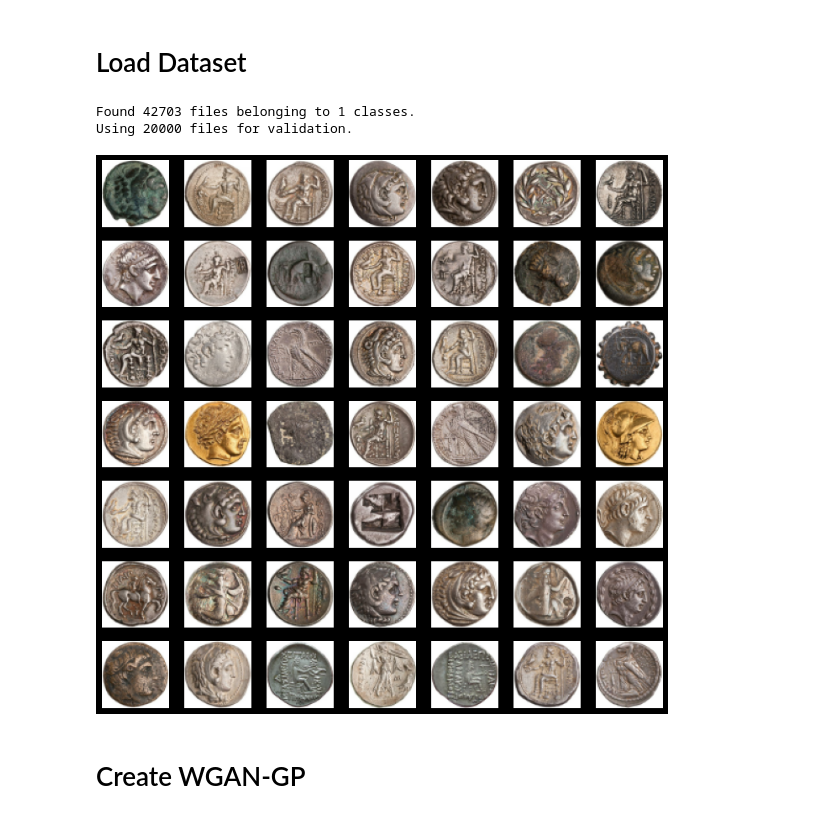
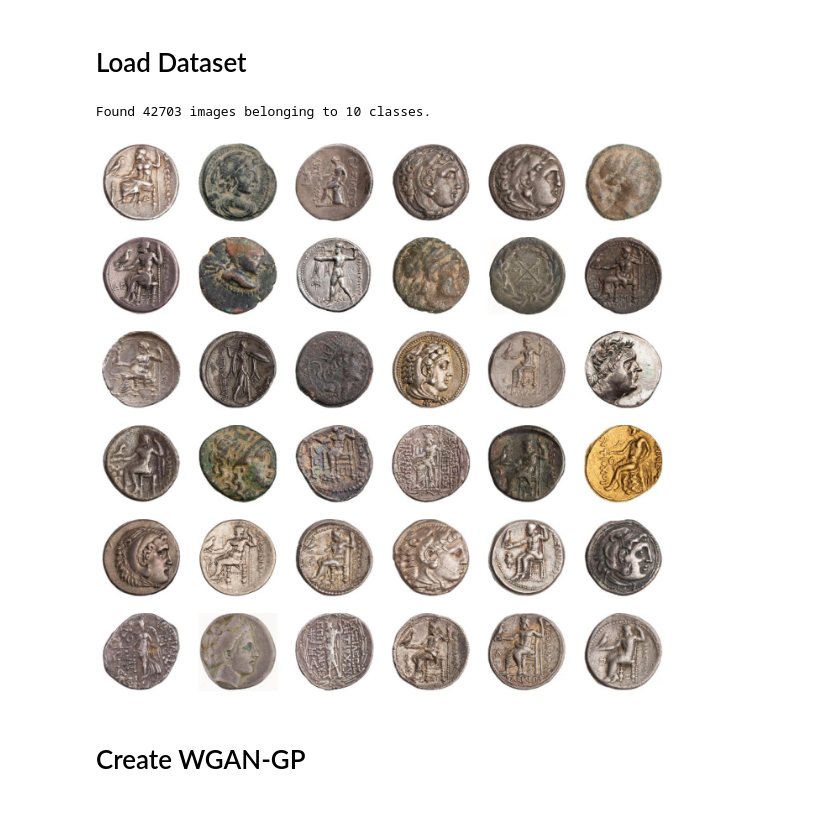
Before and after one commit to PScottZero/wgan-gp, a Jupyter notebook: wgan_gp.ipynb, the cells around one changed output. Cells and saved outputs as stored; diff of their text form; code cells hidden in the pictures.

```diff
--- a/wgan_gp.ipynb
+++ b/wgan_gp.ipynb
@@ -19,39 +61,38 @@ from tensorflow.keras import layers, models, preprocessing, optimizers
 # %% [markdown]
 # Load Dataset
-# %%
-batch_size = 256
-img_dim = 64
-channels = 3
-img_shape = (img_dim, img_dim, channels)
-
-dataset = preprocessing.image_dataset_from_directory(
-  'C:/Users/8psco/Desktop/ancient_coins/greek_coins',
-  image_size=(img_dim, img_dim),
-  batch_size=batch_size,
-  interpolation='area',
-  validation_split=20000/42703,
-  subset='validation',
-  seed=1234,
-)
-dataset = dataset.map(lambda x, _: (x - 127.5) / 127.5)
-# %% [output]
-Found 42703 files belonging to 1 classes.
-Using 20000 files for validation.
-# %%
-num_examples = 49
-
-X = []
-while len(X) < num_examples:
-  X += list(dataset.as_numpy_iterator().next())
-
-fig = plt.figure(figsize=(12, 12))
-for i in range(num_examples):
-  grid_size = int(np.ceil(np.sqrt(num_examples)))
-  fig.add_subplot(grid_size, grid_size, i + 1)
-  plt.imshow(X[i] * 0.5 + 0.5)
-  plt.axis('off')
-# %% [output]
-[figure, removed]
+# %%
+dataset_name = 'greek_coins_sorted'
+dataset_dir = f'input_images/{dataset_name}'
+
+batch_size = 16
+img_dim = 128
+channels = 3
+img_shape = (img_dim, img_dim, channels)
+
+datagen = preprocessing.image.ImageDataGenerator(
+  preprocessing_function=lambda x: (x - 127.5) / 127.5,
+)
+
+dataset = datagen.flow_from_directory(
+  dataset_dir,
+  target_size=(img_dim, img_dim),
+  batch_size=batch_size,
+)
+
+num_classes = len(dataset.class_indices.keys())
+img_shape_with_class = (img_dim, img_dim, channels + num_classes)
+# %% [output]
+Found 42703 images belonging to 10 classes.
+# %%
+num_examples = 36
+
+images = []
+while len(images) < num_examples:
+  images += list(dataset.next()[0])
+
+display_image_grid(images, num_examples)
+# %% [output]
+[figure, added]
 # %% [markdown]
 # Create WGAN-GP
 # %% [markdown]
```
Also changed, not shown: parts of 18 cells of this notebook, 2 other files.
